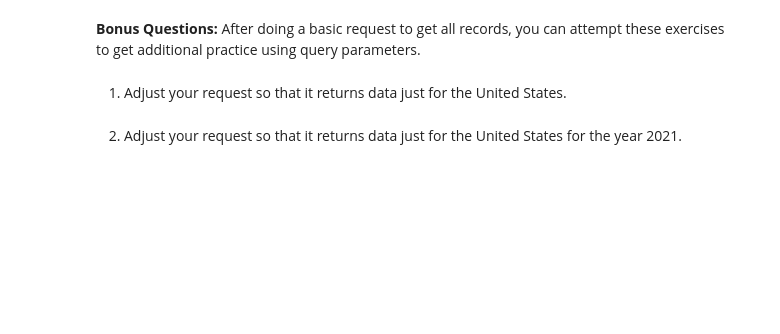
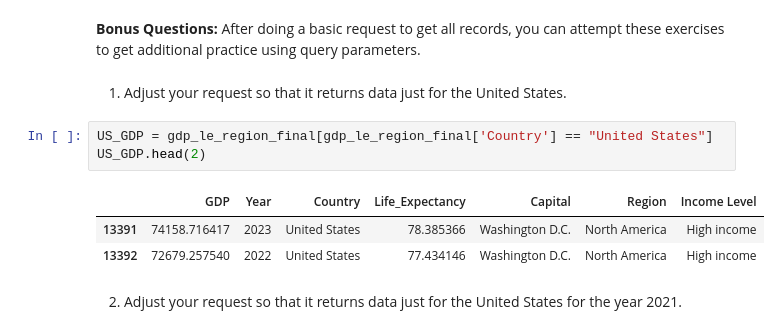
Before and after one commit to nss-data-science-cohort-9/apis-exercise-joshwtacker, a Jupyter notebook: notebooks/UNData API Exercise.ipynb, the cells around one changed output. Drawn from its saved outputs; the diff is of its cells as text; blank space fills up the shorter version.

```diff
--- a/notebooks/UNData API Exercise.ipynb
+++ b/notebooks/UNData API Exercise.ipynb
@@ -52,5 +164,12 @@ undf1.head(2)
 **Bonus Questions:** After doing a basic request to get all records, you can attempt these exercises to get additional practice using query parameters.
 # %% [markdown]
 1. Adjust your request so that it returns data just for the United States.
+# %%
+US_GDP = gdp_le_region_final[gdp_le_region_final['Country'] == "United States"]
+US_GDP.head(2)
+# %% [output]
+|  | GDP | Year | Country | Life_Expectancy | Capital | Region | Income Level |
+| 13391 | 74158.716417 | 2023 | United States | 78.385366 | Washington D.C. | North America | High income |
+| 13392 | 72679.257540 | 2022 | United States | 77.434146 | Washington D.C. | North America | High income |
 # %% [markdown]
 2. Adjust your request so that it returns data just for the United States for the year 2021.
```
Also changed, not shown: parts of 16 cells of this notebook.
